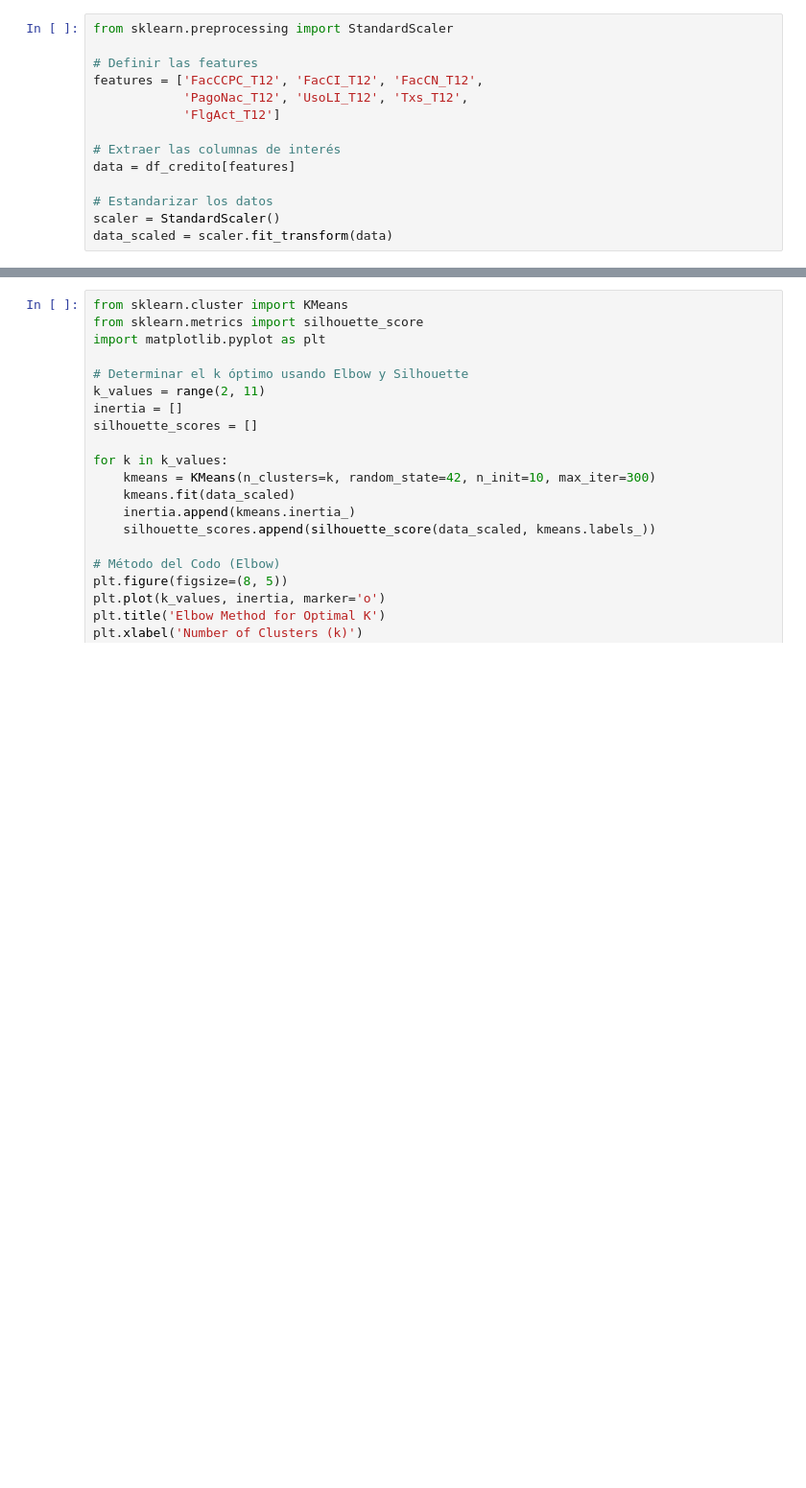
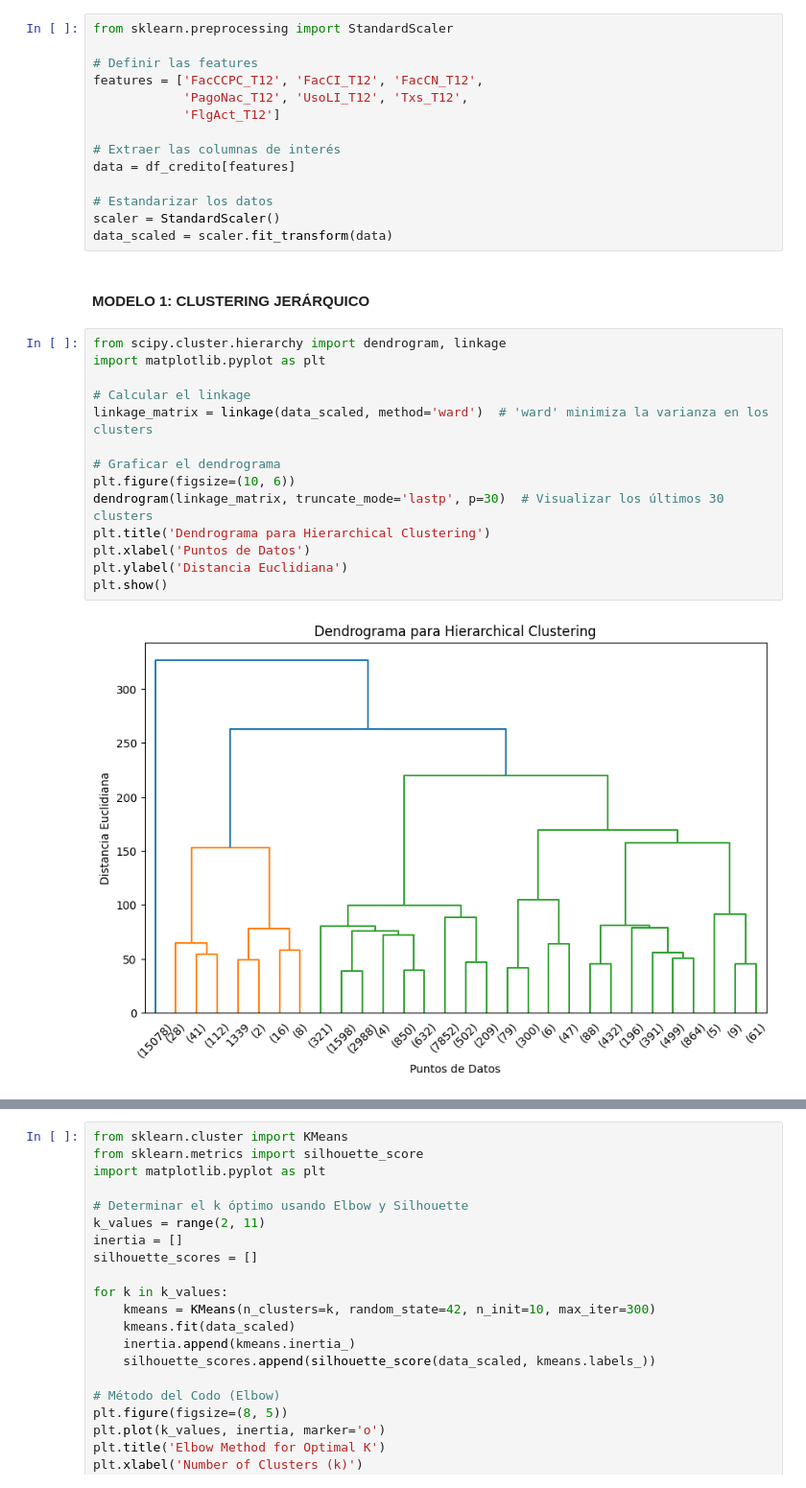
Before and after one commit to TitoD01/monopoly, a Jupyter notebook: monopoly/notebooks/Monopoly.ipynb, the cells around one changed output, grey strips where cells are left out. Shown at 96% size. Cells and saved outputs as stored; diff of their text form; blank space fills up the shorter version.

Commit message:
IMPLEMENTACIÓN DE UN MODELO MAS Y CORRECIÓN DE TEXTO

```diff
--- a/monopoly/notebooks/Monopoly.ipynb
+++ b/monopoly/notebooks/Monopoly.ipynb
@@ -907,3 +924,21 @@ data = df_credito[features]
 # Estandarizar los datos
 scaler = StandardScaler()
 data_scaled = scaler.fit_transform(data)
+# %% [markdown]
+#### MODELO 1: CLUSTERING JERÁRQUICO
+# %%
+from scipy.cluster.hierarchy import dendrogram, linkage
+import matplotlib.pyplot as plt
+
+# Calcular el linkage
+linkage_matrix = linkage(data_scaled, method='ward')  # 'ward' minimiza la varianza en los clusters
+
+# Graficar el dendrograma
+plt.figure(figsize=(10, 6))
+dendrogram(linkage_matrix, truncate_mode='lastp', p=30)  # Visualizar los últimos 30 clusters
+plt.title('Dendrograma para Hierarchical Clustering')
+plt.xlabel('Puntos de Datos')
+plt.ylabel('Distancia Euclidiana')
+plt.show()
+# %% [output]
+[figure, added]
```
Also changed, not shown: parts of 41 cells of this notebook.
